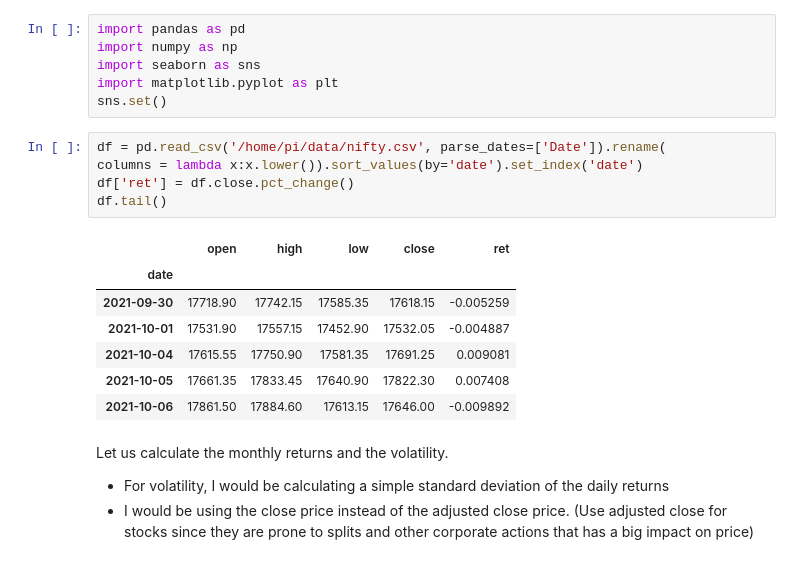
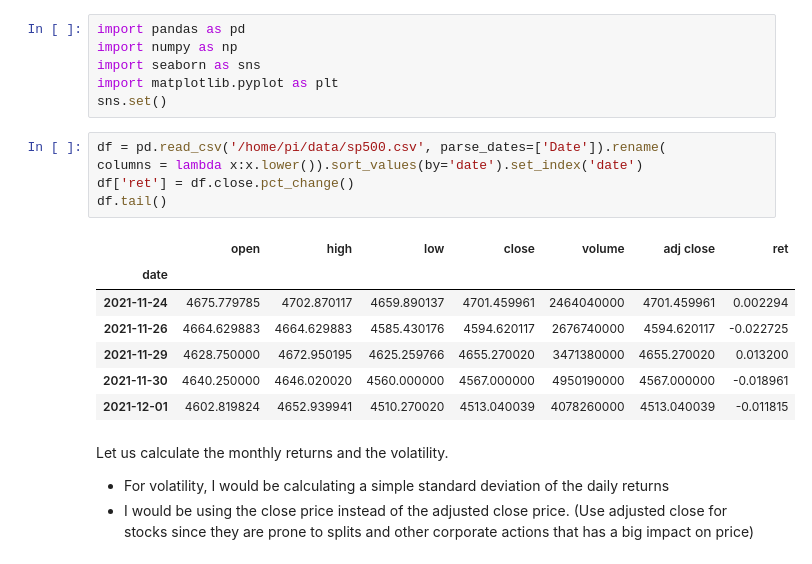
Before and after one commit to uberdeveloper/website, a Jupyter notebook: posts/notebooks/VolatilityCorrelation.ipynb, the cells around one changed output. Saved outputs shown, nothing was run; the diff lists cells and outputs as text.

```diff
--- a/posts/notebooks/VolatilityCorrelation.ipynb
+++ b/posts/notebooks/VolatilityCorrelation.ipynb
@@ -13,18 +13,18 @@ import seaborn as sns
 import matplotlib.pyplot as plt
 sns.set()
 # %%
-df = pd.read_csv('/home/pi/data/nifty.csv', parse_dates=['Date']).rename(
+df = pd.read_csv('/home/pi/data/sp500.csv', parse_dates=['Date']).rename(
 columns = lambda x:x.lower()).sort_values(by='date').set_index('date')
 df['ret'] = df.close.pct_change()
 df.tail()
 # %% [output]
-|  | open | high | low | close | ret |
-| date |  |  |  |  |  |
-| 2021-09-30 | 17718.90 | 17742.15 | 17585.35 | 17618.15 | -0.005259 |
-| 2021-10-01 | 17531.90 | 17557.15 | 17452.90 | 17532.05 | -0.004887 |
-| 2021-10-04 | 17615.55 | 17750.90 | 17581.35 | 17691.25 | 0.009081 |
-| 2021-10-05 | 17661.35 | 17833.45 | 17640.90 | 17822.30 | 0.007408 |
-| 2021-10-06 | 17861.50 | 17884.60 | 17613.15 | 17646.00 | -0.009892 |
+|  | open | high | low | close | volume | adj close | ret |
+| date |  |  |  |  |  |  |  |
+| 2021-11-24 | 4675.779785 | 4702.870117 | 4659.890137 | 4701.459961 | 2464040000 | 4701.459961 | 0.002294 |
+| 2021-11-26 | 4664.629883 | 4664.629883 | 4585.430176 | 4594.620117 | 2676740000 | 4594.620117 | -0.022725 |
+| 2021-11-29 | 4628.750000 | 4672.950195 | 4625.259766 | 4655.270020 | 3471380000 | 4655.270020 | 0.013200 |
+| 2021-11-30 | 4640.250000 | 4646.020020 | 4560.000000 | 4567.000000 | 4950190000 | 4567.000000 | -0.018961 |
+| 2021-12-01 | 4602.819824 | 4652.939941 | 4510.270020 | 4513.040039 | 4078260000 | 4513.040039 | -0.011815 |
 # %% [markdown]
 Let us calculate the monthly returns and the volatility.
 
```
Also changed, not shown: parts of 11 cells of this notebook, 2 other files.
